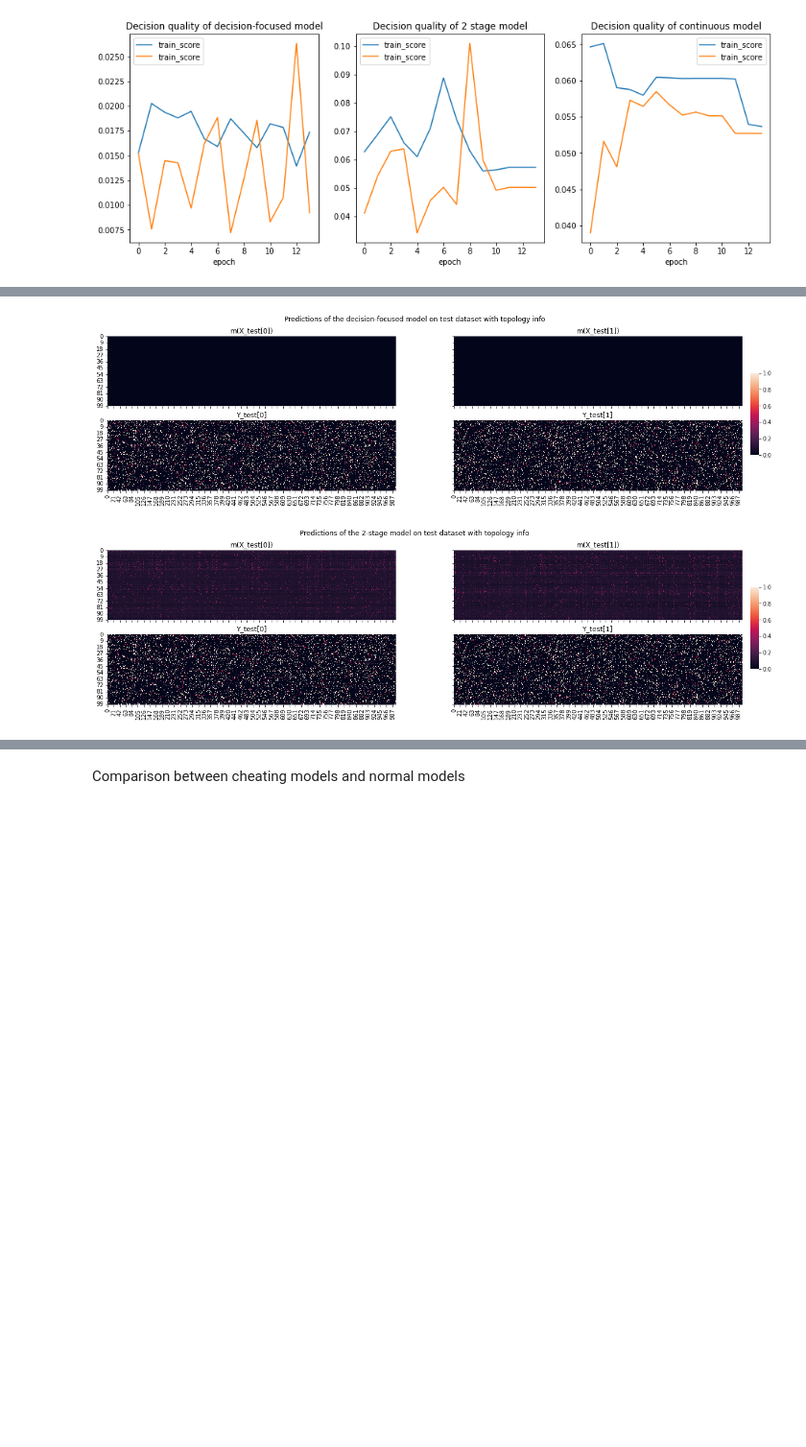
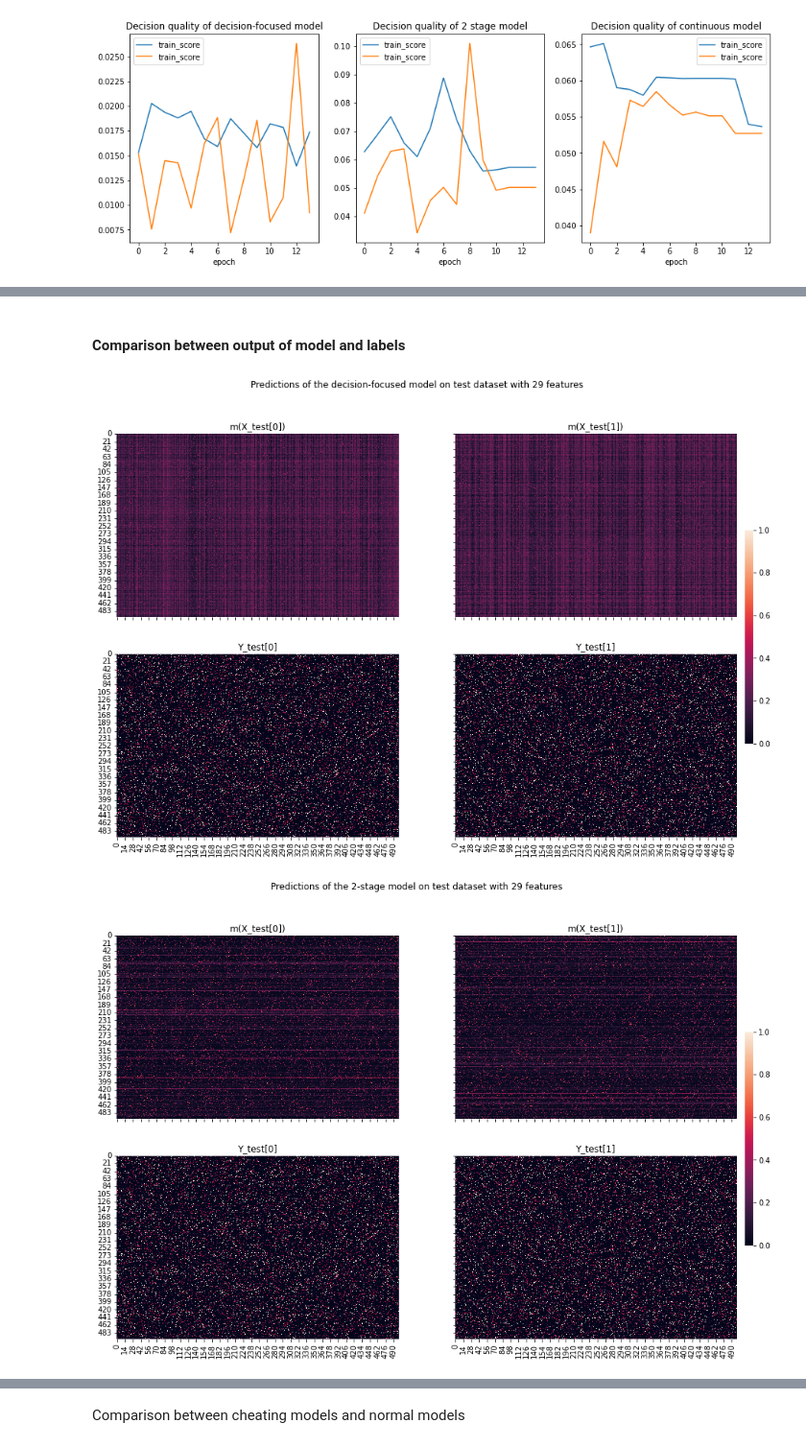
Before and after one commit to mario-michelessa/influence-maximization, a Jupyter notebook: decision_focused_learning_gpu/grd_main_twitter_gpu.ipynb, the cells around one changed output, grey strips where cells are left out. Shown at 96% size. Cells and saved outputs as stored; diff of their text form; code cells hidden in the pictures; blank space fills up the shorter version.

```diff
--- a/decision_focused_learning_gpu/grd_main_twitter_gpu.ipynb
+++ b/decision_focused_learning_gpu/grd_main_twitter_gpu.ipynb
@@ -58,7 +107,7 @@ N_TRAIN = int(0.8 * N_INSTANCES)
 Device
 # %%
 # setting device on GPU if available, else CPU
-device = torch.device('cpu' if torch.cuda.is_available() else 'cpu')
+device = torch.device('cuda' if torch.cuda.is_available() else 'cpu')
 print('Using device:', device)
 print()
 torch.cuda.empty_cache()
@@ -74,7 +128,17 @@ Using device: cpu
 # %% [markdown]
 ##### Instances definition
 # %%
-path = "instances_weibo/oversampled_FE_LP_2/"
+
+def transform_Y(Y) :
+    Yc = np.copy(Y)
+    #return np.minimum(100 * Y_train, np.ones((N_TRAIN, N_INFLUENCERS, N_TARGETS)))
+    t1 = np.quantile(Y[Y>0], q1) # weak probability
+    t2 = np.quantile(Y[Y>0], q2) # average medium probability
+    t3 = np.quantile(Y[Y>0], q3) # high probability
+    Y[Yc>t1] = low_p
+    Y[Yc>t2] = med_p
+    Y[Yc>t3] = high_p
+    return Y
 
 @jit
 def create_train_test(train_id):
@@ -90,7 +154,7 @@ def create_train_test(train_id):
 
     c_train, c_test = 0, 0
     for instance in range(N_INSTANCES) :
-        XY = np.load(path + f"{instance}.npz")['arr_0']
+        XY = np.load(instance_path + f"{instance}.npz")['arr_0']
         if instance in train_id :
             X_train[c_train] = XY[:,:,:-1]
             Y_train[c_train] = XY[:,:,-1]
@@ -102,6 +166,9 @@ def create_train_test(train_id):
 
     #Cheating line
     #X_train[:,:,:,9] = Y_train * 2
+
+    Y_train = transform_Y(Y_train)
+    Y_test = transform_Y(Y_test)
 
     X_train = torch.from_numpy(X_train).float()
     Y_train = torch.from_numpy(Y_train).float()
@@ -410,10 +499,10 @@ Text(0.5, 0, 'epoch')
 # %%
-fig, axn = plt.subplots(3, 5, sharex=True, sharey=True, figsize = (20,7))
+fig, axn = plt.subplots(6, 5, sharex=True, sharey=True, figsize = (20,25))
 cbar_ax = fig.add_axes([.91, .3, .01, .4])
 plt.suptitle("Features of one instance")
 
 for i, ax in enumerate(axn.flat):
-    if i > 10 : break
+    if i > 28 : break
     sns.heatmap(X_train[1,:,:,i], ax=ax,
                 cbar=i == 0,
                 vmin=0, vmax=1,
@@ -437,29 +530,31 @@ print_hidden_layers(net_2s, 'Weight of hidden layers of 2 stage model with topol
+# %% [markdown]
+#### Comparison between output of model and labels
 # %%
 def print_output_test(net, title) :
-    fig,ax = plt.subplots(2, 2, figsize = (20,5),sharex=True, sharey=True)
+    fig,ax = plt.subplots(2, 2, figsize = (15,10),sharex=True, sharey=True)
     cbar_ax = fig.add_axes([.91, .3, .01, .4])
     #netcpu = copy.deepcopy(net).to('cpu')
     plt.suptitle(title)
     for i,ax in enumerate(ax.flat) :
         if i < 2 :
-            sns.heatmap(net(X_test[i]).view_as(Y_test[0]).detach(),
+            sns.heatmap(net(X_test[i].to(device)).view_as(Y_test[0]).detach().cpu(),
                         ax=ax,
                         vmax = 1,
                         vmin = 0,
                         cbar_ax = None if i else cbar_ax,
                         cbar=(i==0))
             ax.set_title(f'm(X_test[{i}])')
         else :
             sns.heatmap(Y_test[i-2],
                         ax=ax,
                         vmax = 1,
                         vmin = 0,
                         cbar_ax = None if i else cbar_ax,
                         cbar=(i==0))
             ax.set_title(f'Y_test[{i-2}]')
 
-print_output_test(net_df, "Predictions of the decision-focused model on test dataset with topology info")
-print_output_test(net_2s, "Predictions of the 2-stage model on test dataset with topology info")
+print_output_test(net_df, "Predictions of the decision-focused model on test dataset with 29 features")
+print_output_test(net_2s, "Predictions of the 2-stage model on test dataset with 29 features")
 # %% [output]
-[figure, old version]
+[figure, new version]
-[figure, old version]
+[figure, new version]
```
Also changed, not shown: parts of 24 cells of this notebook, 22 other files.
